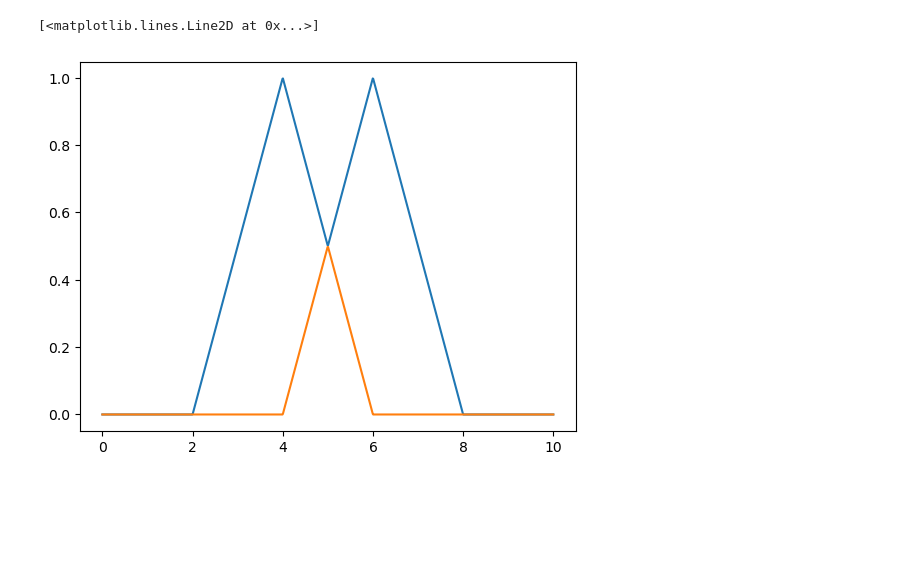
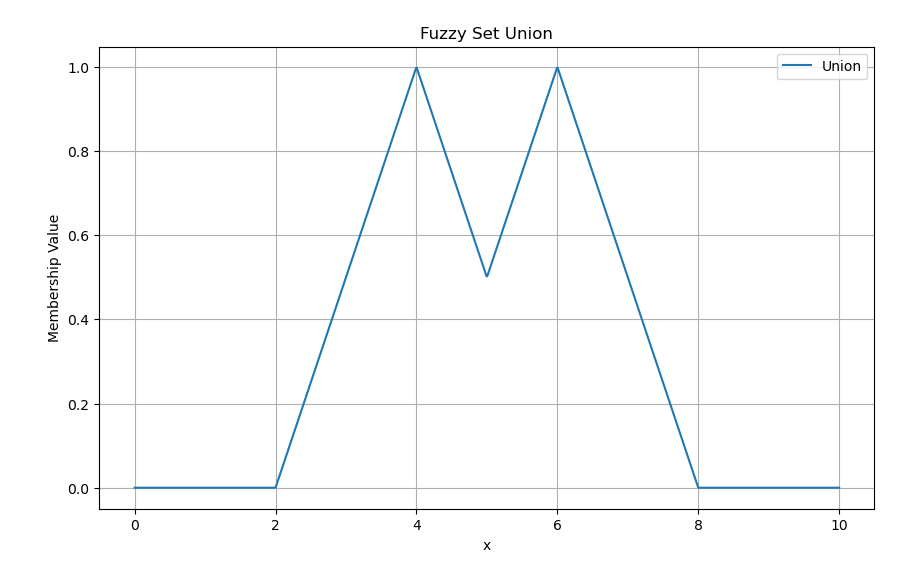
Before and after one commit to AmitavaDatta2004/Soft-Computing, a Jupyter notebook: fuzzy_operatio.ipynb, the cells around one changed output. Cells and saved outputs as stored; diff of their text form; code cells hidden in the pictures; blank space fills up the shorter version.

```diff
--- a/fuzzy_operatio.ipynb
+++ b/fuzzy_operatio.ipynb
@@ -38,6 +44,11 @@ plt.plot(x,results2)
 # %%
-plt.plot(x,union)
-plt.plot(x,intersection)
+plt.figure(figsize=(10, 6))
+plt.plot(x, union, label='Union')
+plt.title('Fuzzy Set Union')
+plt.xlabel('x')
+plt.ylabel('Membership Value')
+plt.legend()
+plt.grid(True)
+plt.show()
 # %% [output]
-[<matplotlib.lines.Line2D at 0x...>]
-[figure, old version]
+[figure, new version]
```
Also changed, not shown: parts of 6 cells of this notebook.
